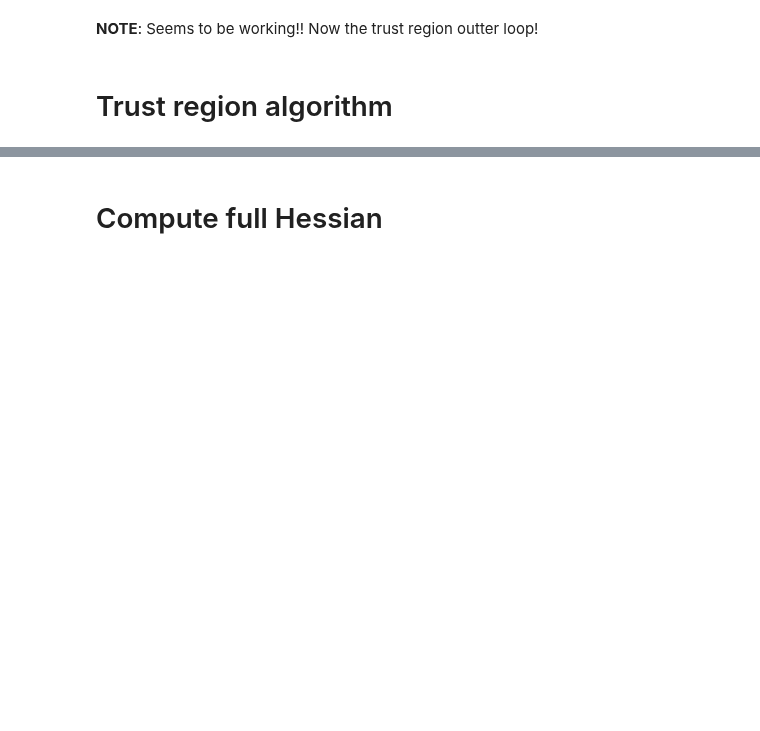
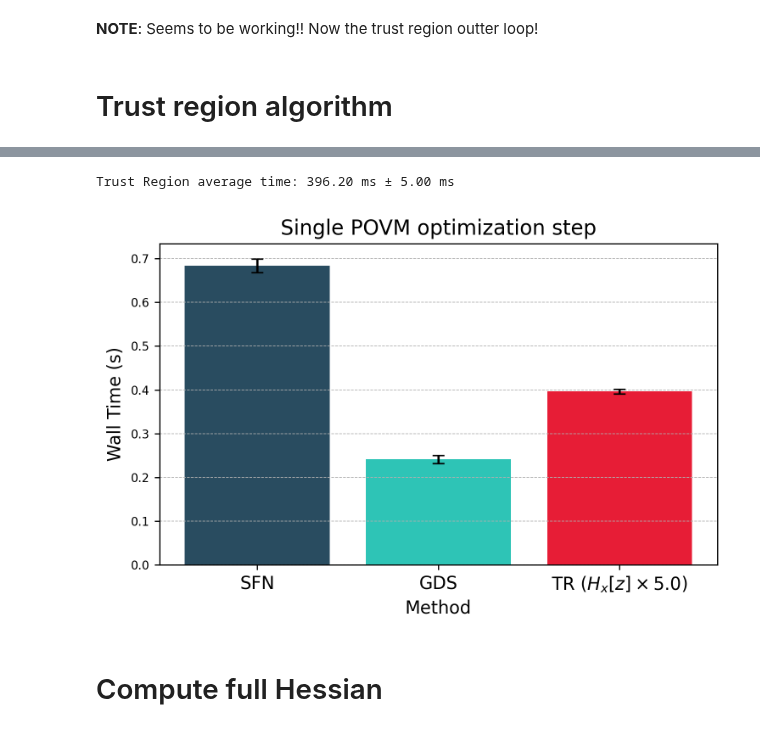
Before and after one commit to EmilianoG-byte/iqm-benchmarks, a Jupyter notebook: playground/hessian/trust_region.ipynb, the cells around one changed output, grey strips where cells are left out. Cells and saved outputs as stored; diff of their text form; code cells hidden in the pictures; blank space fills up the shorter version.

```diff
--- a/playground/hessian/trust_region.ipynb
+++ b/playground/hessian/trust_region.ipynb
@@ -381,3 +607,35 @@ Ratio: 4.519155607356383
+# %%
+sfn_avg, sfn_std = (684e-3, 15.4e-3)
+gds_avg, gds_std = (241e-3, 9.63e-3)
+
+tr_times = [(65.9e-3, 2.08e-3), (42.8e-3, 302e-6)]  # (mean, std) for quotient, gradient
+tr_main_avg, tr_main_std = average_and_error_of_sum(*tr_times)
+hz_avg, hz_std = (57.5e-3, 908e-6)
+# How many times can we repeat the hessian-vec-time until the TR time matches the SFN time?
+hz_repeats = (sfn_avg - tr_main_avg) / hz_avg
+# Assume we perform half of those repeats in average.
+hz_repeats_estimation = hz_repeats//2
+hz_scaled_avg, hz_scaled_std = average_and_error_times_scalar((hz_avg, hz_std), hz_repeats_estimation)
+# Total estimated time for TR iteration.
+tr_total_avg, tr_total_std = average_and_error_of_sum((tr_main_avg, tr_main_std), (hz_scaled_avg, hz_scaled_std))
+print(f"Trust Region average time: {tr_total_avg*1e3:.2f} ms ± {tr_total_std*1e3:.2f} ms")
+# %% [output]
+Trust Region average time: 396.20 ms ± 5.00 ms
+# %%
+times_dict = {
+    "SFN": (sfn_avg, sfn_std), # seconds
+    "GDS": (gds_avg, gds_std), # seconds
+    rf"TR ($H_x[z] \times {hz_repeats_estimation}$)": (tr_total_avg, tr_total_std) # seconds
+}
+
+plot_bars_with_error(
+    data=times_dict,
+    title="Single POVM optimization step",
+    ylabel="Wall Time (s)",
+    xlabel="Method",
+)
+# %% [output]
+[figure, added]
 # %% [markdown]
 # Compute full Hessian
 # %%
```
Also changed, not shown: parts of 24 cells of this notebook, 2 other files.
